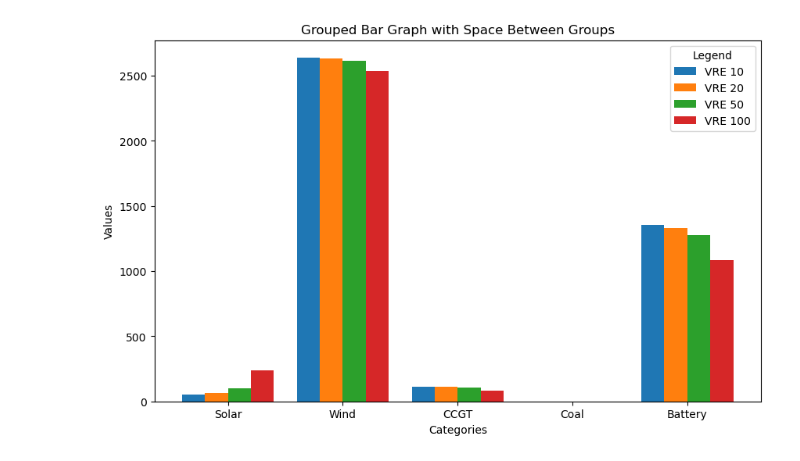
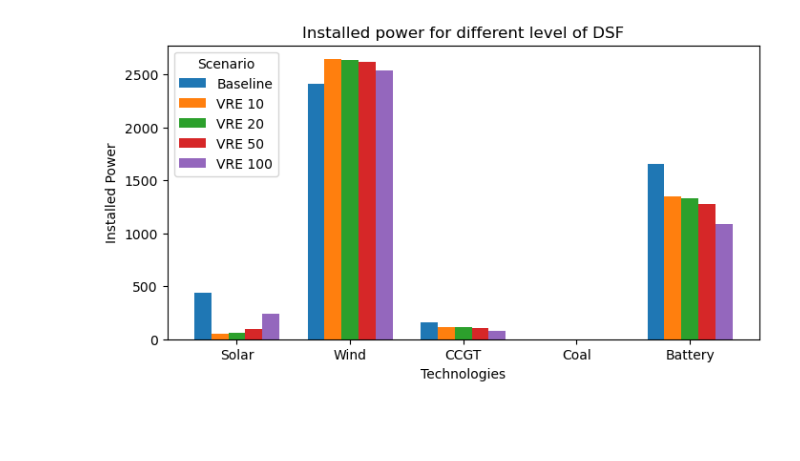
Before and after one commit to aguenard92/DSF_optimization, a Jupyter notebook: Results/post_process_py.ipynb, the cells around one changed output. Saved outputs shown, nothing was run; the diff lists cells and outputs as text; code cells hidden in the pictures; blank space fills up the shorter version.

```diff
--- a/Results/post_process_py.ipynb
+++ b/Results/post_process_py.ipynb
@@ -3,14 +3,14 @@ import pandas as pd
 import numpy as np
 import matplotlib.pyplot as plt
 # %%
-name_demand_flex_input = ["demand_flex_vre10", "demand_flex_vre20", "demand_flex_vre50", "demand_flex_vre100"]
-carbon_price = ["output_", "CO2_1_", "CO2_10_"]
+name_demand_flex_input = ["demand", "demand_flex_vre10", "demand_flex_vre20", "demand_flex_vre50", "demand_flex_vre100"]
+carbon_price = [ "CO2_1_", "CO2_10_", "CO2_100_"]
 main_folder = '/Users/adrienguenard/Desktop/MIT/2.AeroAstro/IDS.522/Project/1.WIP/DSF/DSF_optimization/Results'
 
 
-for flex_scenario in name_demand_flex_input:
-    for carbon_price_value in carbon_price:
 
+for carbon_price_value in carbon_price:
+    for flex_scenario in name_demand_flex_input:
         df = pd.read_csv(f'{main_folder}/{carbon_price_value}{flex_scenario}.csv')
         df.reset_index(drop=True, inplace=True)
 
@@ -33,9 +33,10 @@ for flex_scenario in name_demand_flex_input:
 
         # Customize plot
         ax.set_title(f'{carbon_price_value}_{flex_scenario}')
+        ax.set_ylim(top=1700)
         ax.set_xlabel('Time [hr]')
         ax.set_ylabel('Dispatch [MW]')
-        ax.legend()
+        ax.legend(loc="upper right")
 
         plt.show()
 # %% [output]
@@ -55,44 +56,44 @@ for flex_scenario in name_demand_flex_input:
 # %%
-name_demand_flex_input = ["demand_flex_vre10", "demand_flex_vre20", "demand_flex_vre50", "demand_flex_vre100"]
+name_demand_flex_input = ["demand", "demand_flex_vre10", "demand_flex_vre20", "demand_flex_vre50", "demand_flex_vre100"]
 carbon_price = "CO2_100_"
 main_folder = '/Users/adrienguenard/Desktop/MIT/2.AeroAstro/IDS.522/Project/1.WIP/DSF/DSF_optimization/Results'
 
 
-matrix_Power = np.zeros((5,4))
+matrix_Power = np.zeros((5,5))
 
 for i, flex_scenario in enumerate(name_demand_flex_input):
 
 
     df = pd.read_csv(f'{main_folder}/{carbon_price}Power{flex_scenario}.csv')
     df.reset_index(drop=True, inplace=True)
 
     matrix_Power[:,i] = df["Installed Power"]
 
 
 
 categories = ['Solar', 'Wind', 'CCGT', 'Coal', 'Battery']
-legend_labels = ['VRE 10', 'VRE 20', 'VRE 50', 'VRE 100']
+legend_labels = ["Baseline", 'VRE 10', 'VRE 20', 'VRE 50', 'VRE 100']
 
 #Plotting
-fig, ax = plt.subplots(figsize=(10, 6))
+fig, ax = plt.subplots(figsize=(8, 4))
 
-bar_width = 0.2  # Adjust the width of each bar
+bar_width = 0.15  # Adjust the width of each bar
 #space_between_groups = 0.4  # Adjust the space between groups
 bar_positions = np.arange(len(categories))
 
 for i, label in enumerate(legend_labels):
     bars = ax.bar(bar_positions + i * (bar_width ), matrix_Power[:, i], bar_width, label=label)
 
 # Customize the plot
 ax.set_xticks(bar_positions + (len(legend_labels) - 1) * (bar_width ) / 2)
 ax.set_xticklabels(categories)
 ax.legend(title='Scenario')
 ax.set_xlabel('Technologies')
 ax.set_ylabel('Installed Power')
 ax.set_title('Installed power for different level of DSF')
 
 plt.show()
 
 plt.show()
 # %% [output]
-[figure, old version]
+[figure, new version]
```
Also changed, not shown: parts of 2 cells of this notebook, 56 other files.
